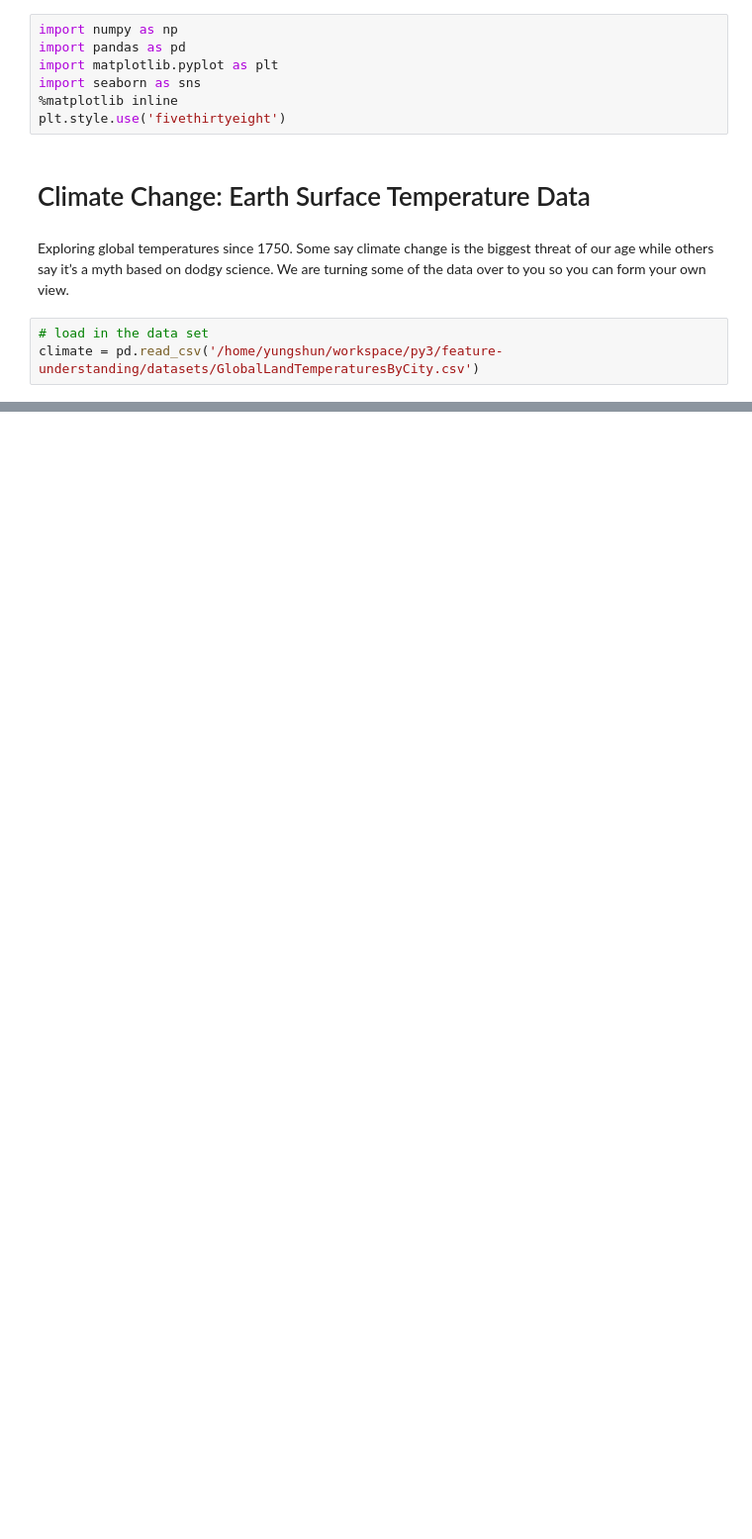
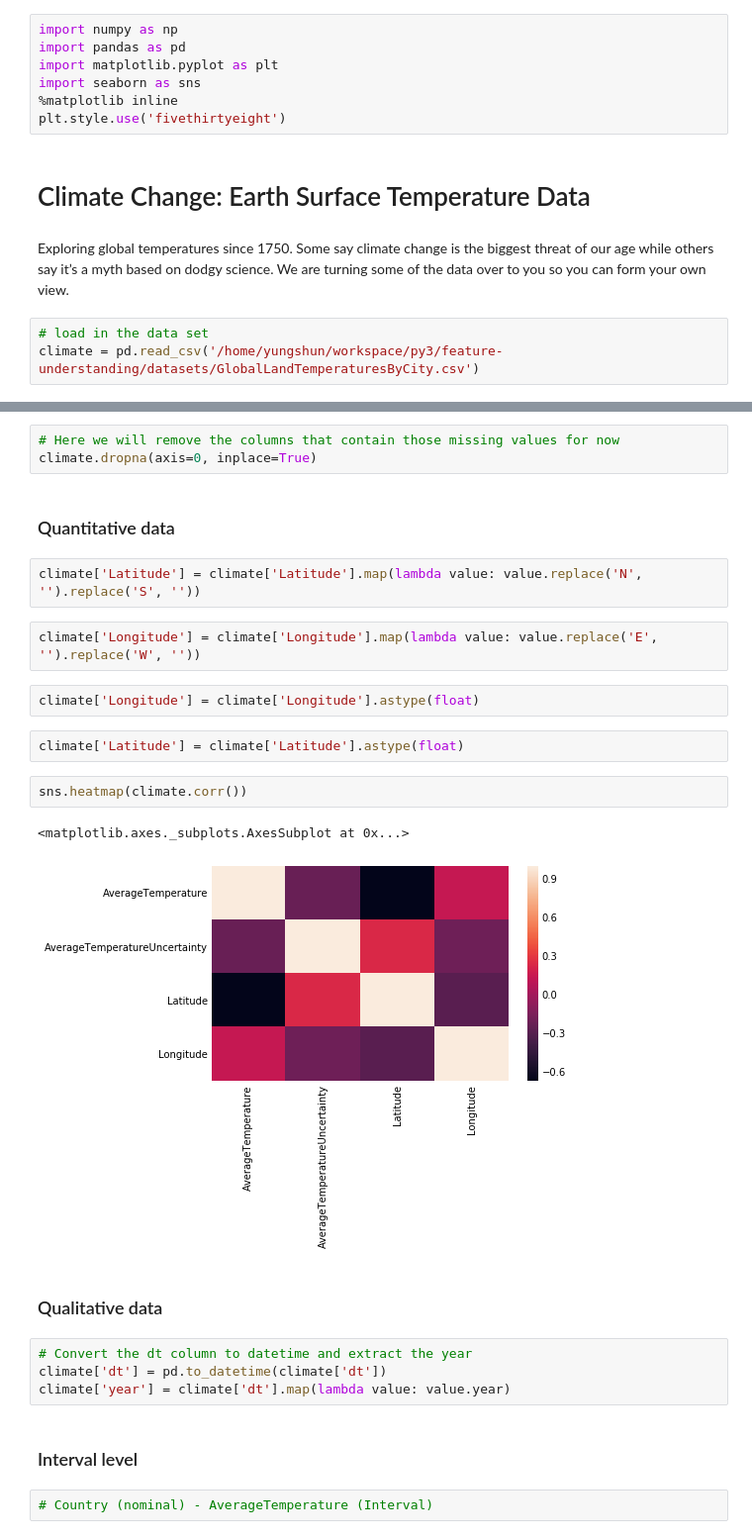
Before and after one commit to yungshun317/feature-understanding, a Jupyter notebook: climate_change_earth_surface_temperature_data.ipynb, the cells around one changed output, grey strips where cells are left out. Shown: that part at 99% size. Drawn from its saved outputs; the diff is of its cells as text; blank space fills up the shorter version.

```diff
--- a/climate_change_earth_surface_temperature_data.ipynb
+++ b/climate_change_earth_surface_temperature_data.ipynb
@@ -14,0 +65,28 @@ climate = pd.read_csv('/home/yungshun/workspace/py3/feature-understanding/datase
+# %%
+# Here we will remove the columns that contain those missing values for now
+climate.dropna(axis=0, inplace=True)
+# %% [markdown]
+### Quantitative data
+# %%
+climate['Latitude'] = climate['Latitude'].map(lambda value: value.replace('N', '').replace('S', ''))
+# %%
+climate['Longitude'] = climate['Longitude'].map(lambda value: value.replace('E', '').replace('W', ''))
+# %%
+climate['Longitude'] = climate['Longitude'].astype(float)
+# %%
+climate['Latitude'] = climate['Latitude'].astype(float)
+# %%
+sns.heatmap(climate.corr())
+# %% [output]
+<matplotlib.axes._subplots.AxesSubplot at 0x...>
+[figure, added]
+# %% [markdown]
+### Qualitative data
+# %%
+# Convert the dt column to datetime and extract the year
+climate['dt'] = pd.to_datetime(climate['dt'])
+climate['year'] = climate['dt'].map(lambda value: value.year)
+# %% [markdown]
+### Interval level
+# %%
+# Country (nominal) - AverageTemperature (Interval)
```
Also changed, not shown: parts of 12 cells of this notebook.
